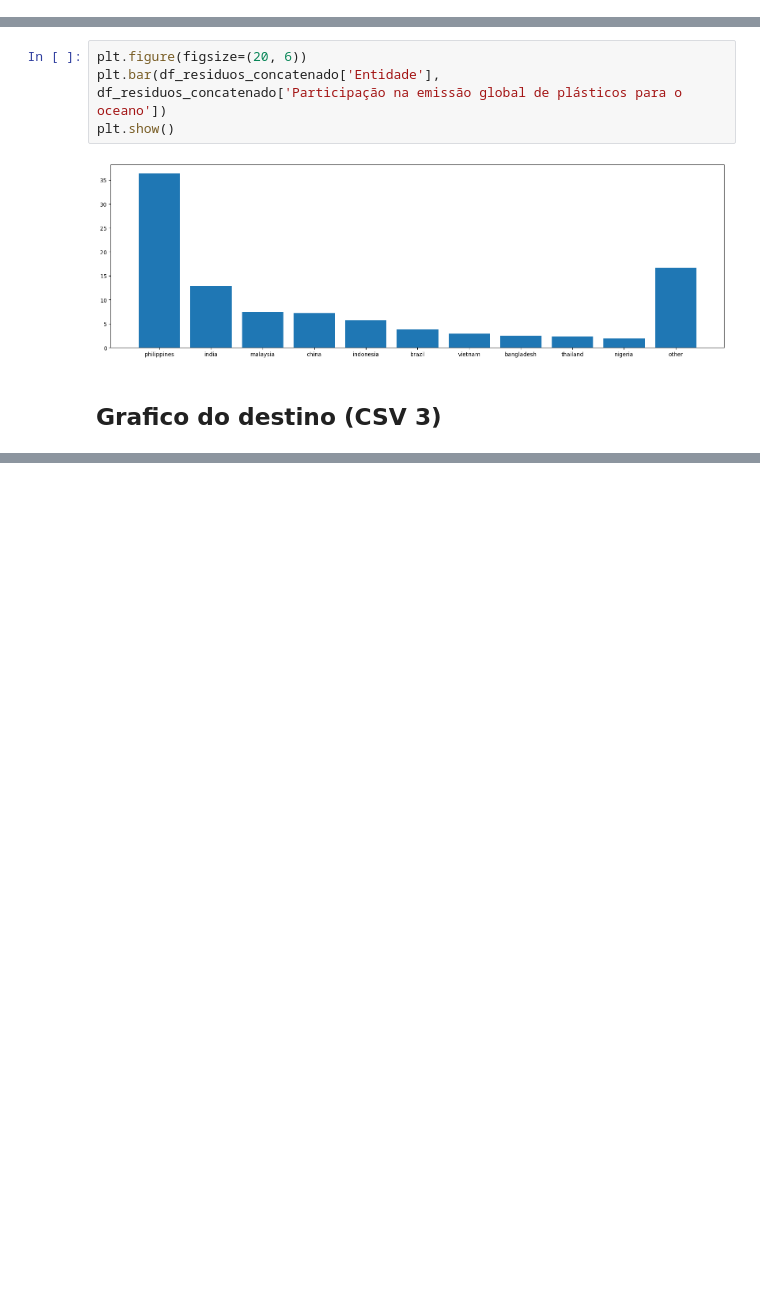
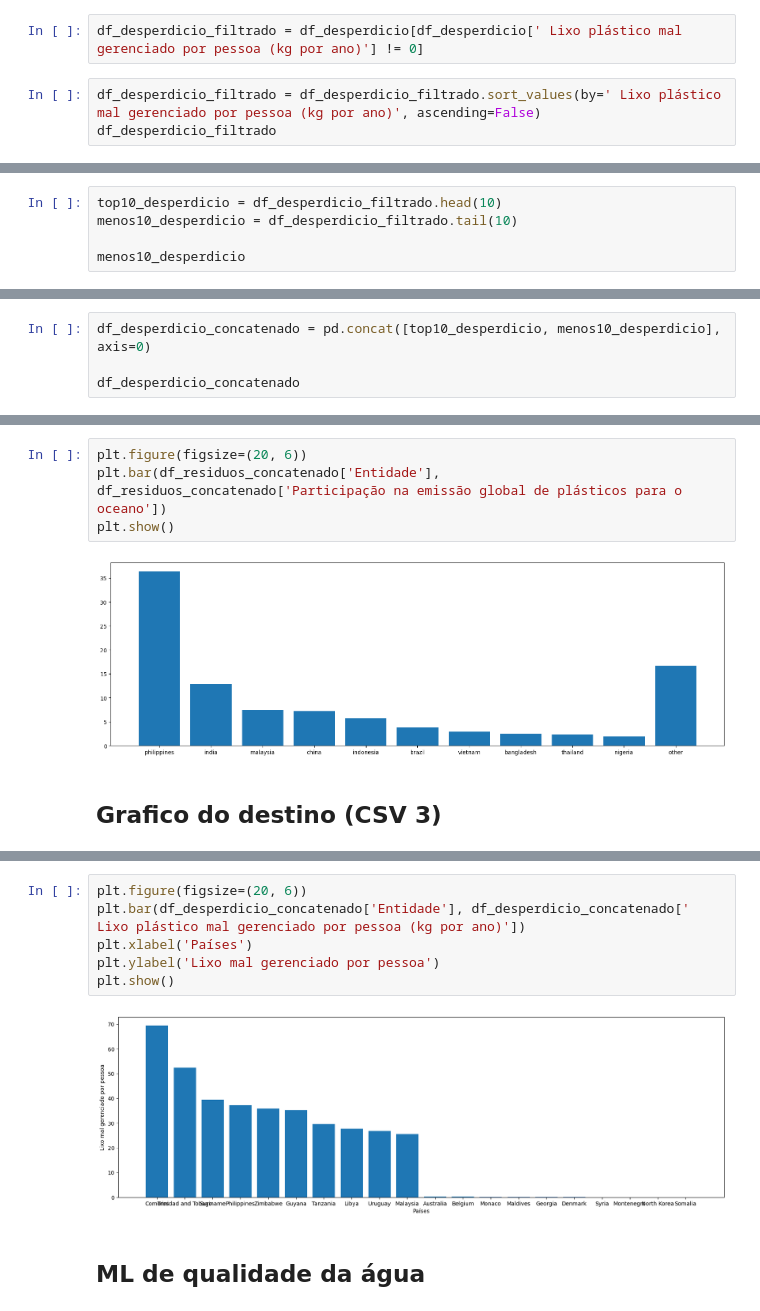
Before and after one commit to RVidaDev/GsIA, a Jupyter notebook: note.ipynb, the cells around one changed output, grey strips where cells are left out. Cells and saved outputs as stored; diff of their text form; blank space fills up the shorter version.

```diff
--- a/note.ipynb
+++ b/note.ipynb
@@ -178,0 +185,5 @@ KeyError: 'China'
+# %%
+df_desperdicio_filtrado = df_desperdicio[df_desperdicio[' Lixo plástico mal gerenciado por pessoa (kg por ano)'] != 0]
+# %%
+df_desperdicio_filtrado = df_desperdicio_filtrado.sort_values(by=' Lixo plástico mal gerenciado por pessoa (kg por ano)', ascending=False)
+df_desperdicio_filtrado
@@ -178,0 +204,5 @@ KeyError: 'China'
+# %%
+top10_desperdicio = df_desperdicio_filtrado.head(10)
+menos10_desperdicio = df_desperdicio_filtrado.tail(10)
+
+menos10_desperdicio
@@ -178,0 +221,4 @@ KeyError: 'China'
+# %%
+df_desperdicio_concatenado = pd.concat([top10_desperdicio, menos10_desperdicio], axis=0)
+
+df_desperdicio_concatenado
@@ -218,0 +275,10 @@ memory usage: 11.1+ KB
+# %%
+plt.figure(figsize=(20, 6))
+plt.bar(df_desperdicio_concatenado['Entidade'], df_desperdicio_concatenado[' Lixo plástico mal gerenciado por pessoa (kg por ano)'])
+plt.xlabel('Países')
+plt.ylabel('Lixo mal gerenciado por pessoa')
+plt.show()
+# %% [output]
+[figure, added]
+# %% [markdown]
+## ML de qualidade da água
```
Also changed, not shown: parts of 13 cells of this notebook.
